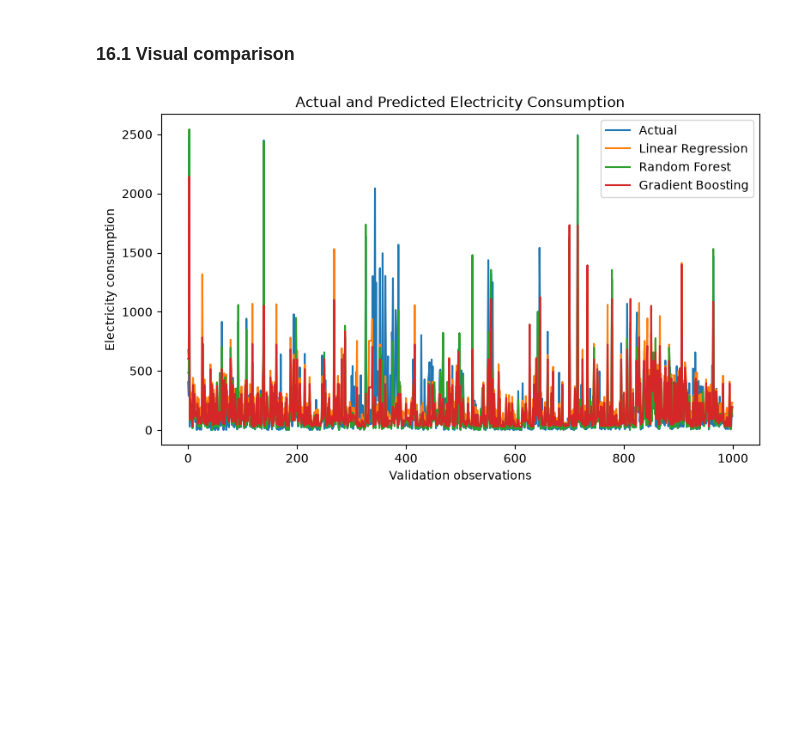
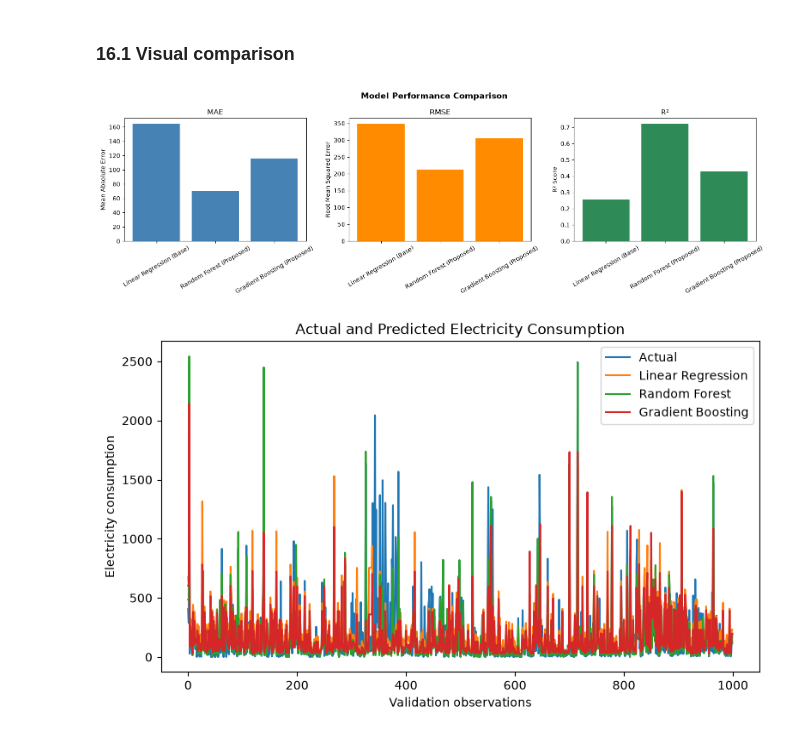
Before and after one commit to ArpanOj/Electricity-consumption-anomaly-detection, a Jupyter notebook: Electricity_comsumption_anomaly_detection.ipynb, the cells around one changed output. Drawn from its saved outputs; the diff is of its cells as text; code cells hidden in the pictures; blank space fills up the shorter version.

```diff
--- a/Electricity_comsumption_anomaly_detection.ipynb
+++ b/Electricity_comsumption_anomaly_detection.ipynb
@@ -494,5 +498,32 @@ NameError: name 'base_pred' is not defined
 # %% [markdown]
 ### 16.1 Visual comparison
+# %%
+fig, axes = plt.subplots(1, 3, figsize=(16, 5))
+models = results_df["Model"]
+
+# MAE
+axes[0].bar(models, results_df["MAE"], color="steelblue")
+axes[0].set_title("MAE")
+axes[0].set_ylabel("Mean Absolute Error")
+axes[0].tick_params(axis="x", rotation=30)
+
+# RMSE
+axes[1].bar(models, results_df["RMSE"], color="darkorange")
+axes[1].set_title("RMSE")
+axes[1].set_ylabel("Root Mean Squared Error")
+axes[1].tick_params(axis="x", rotation=30)
+
+# R²
+axes[2].bar(models, results_df["R2"], color="seagreen")
+axes[2].set_title("R²")
+axes[2].set_ylabel("R² Score")
+axes[2].tick_params(axis="x", rotation=30)
+
+fig.suptitle("Model Performance Comparison", fontsize=14, fontweight="bold")
+plt.tight_layout()
+plt.show()
+# %% [output]
+[figure, added]
 # %%
 plt.figure(figsize=(9, 5))
 
```
Also changed, not shown: parts of 27 cells of this notebook.
